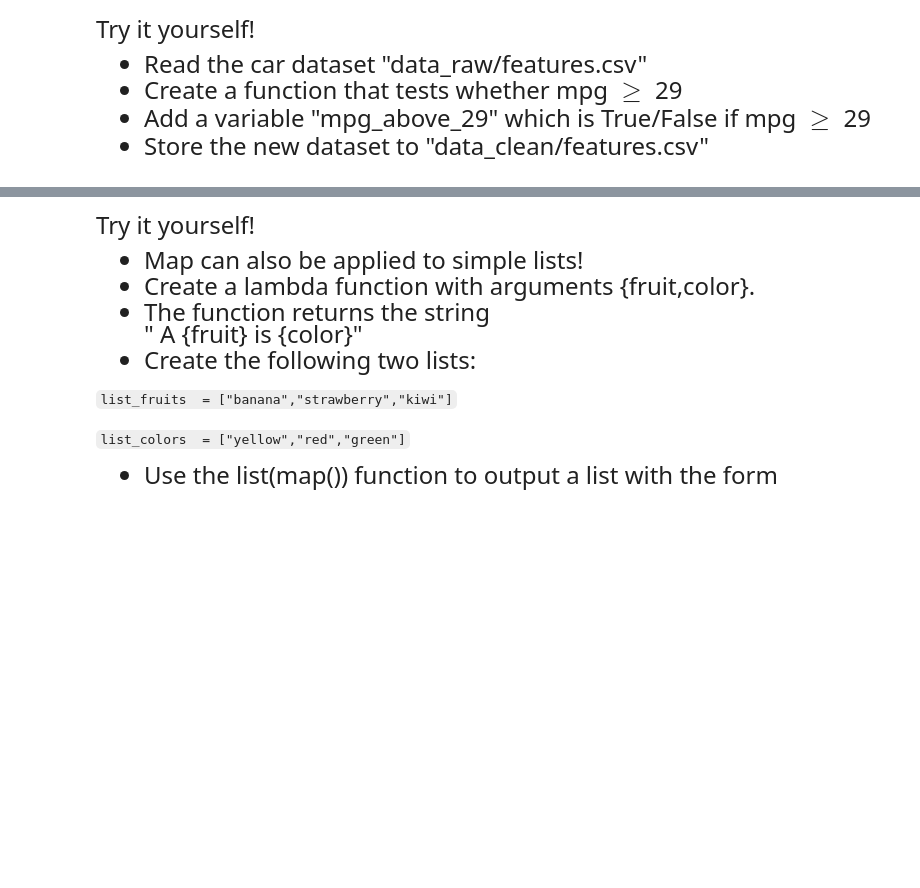
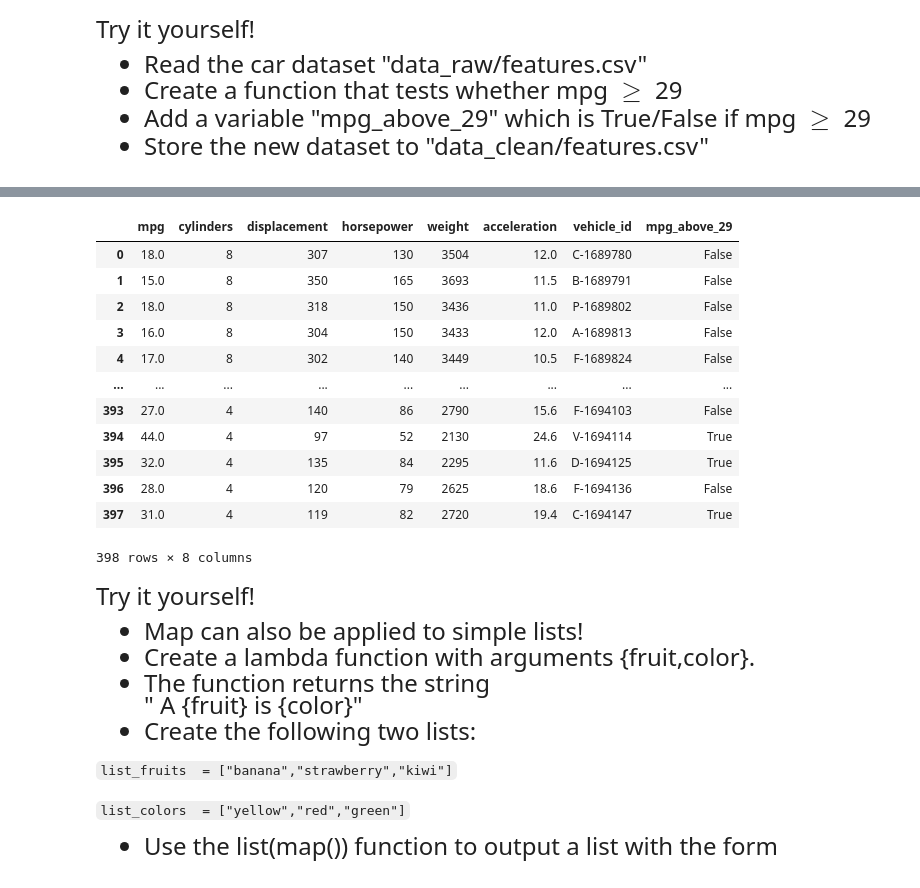
Before and after one commit to yoonpk147/qtm151_fall_2023, a Jupyter notebook: lecture_08/lecture_8.ipynb, the cells around one changed output, grey strips where cells are left out. Drawn from its saved outputs; the diff is of its cells as text; code cells hidden in the pictures; blank space fills up the shorter version.

```diff
--- a/lecture_08/lecture_8.ipynb
+++ b/lecture_08/lecture_8.ipynb
@@ -207,3 +217,7 @@ Try it yourself:
 - What happens if we add "global y" inside "fn_square"?
 # %%
 # Write your own code here
+x = 1
+modify_x()
+modify_x()
+print(x)
@@ -333,3 +427,4 @@ Try it yourself!
 - Store the new dataset to "data_clean/features.csv"
 # %%
 # Write your own code
+df = pd.read_csv('data_raw/features.csv')
@@ -336,3 +446,21 @@ Try it yourself!
+# %%
+df['mpg_above_29'] = df['mpg'].apply(lambda x: x>=29)
+# %%
+df
+# %% [output]
+|  | mpg | cylinders | displacement | horsepower | weight | acceleration | vehicle_id | mpg_above_29 |
+| 0 | 18.0 | 8 | 307 | 130 | 3504 | 12.0 | C-1689780 | False |
+| 1 | 15.0 | 8 | 350 | 165 | 3693 | 11.5 | B-1689791 | False |
+| 2 | 18.0 | 8 | 318 | 150 | 3436 | 11.0 | P-1689802 | False |
+| 3 | 16.0 | 8 | 304 | 150 | 3433 | 12.0 | A-1689813 | False |
+| 4 | 17.0 | 8 | 302 | 140 | 3449 | 10.5 | F-1689824 | False |
+| ... | ... | ... | ... | ... | ... | ... | ... | ... |
+| 393 | 27.0 | 4 | 140 | 86 | 2790 | 15.6 | F-1694103 | False |
+| 394 | 44.0 | 4 | 97 | 52 | 2130 | 24.6 | V-1694114 | True |
+| 395 | 32.0 | 4 | 135 | 84 | 2295 | 11.6 | D-1694125 | True |
+| 396 | 28.0 | 4 | 120 | 79 | 2625 | 18.6 | F-1694136 | False |
+| 397 | 31.0 | 4 | 119 | 82 | 2720 | 19.4 | C-1694147 | True |
+398 rows × 8 columns
 # %% [markdown]
 <font size = "5">
 
```
Also changed, not shown: parts of 21 cells of this notebook, 2 other files.
